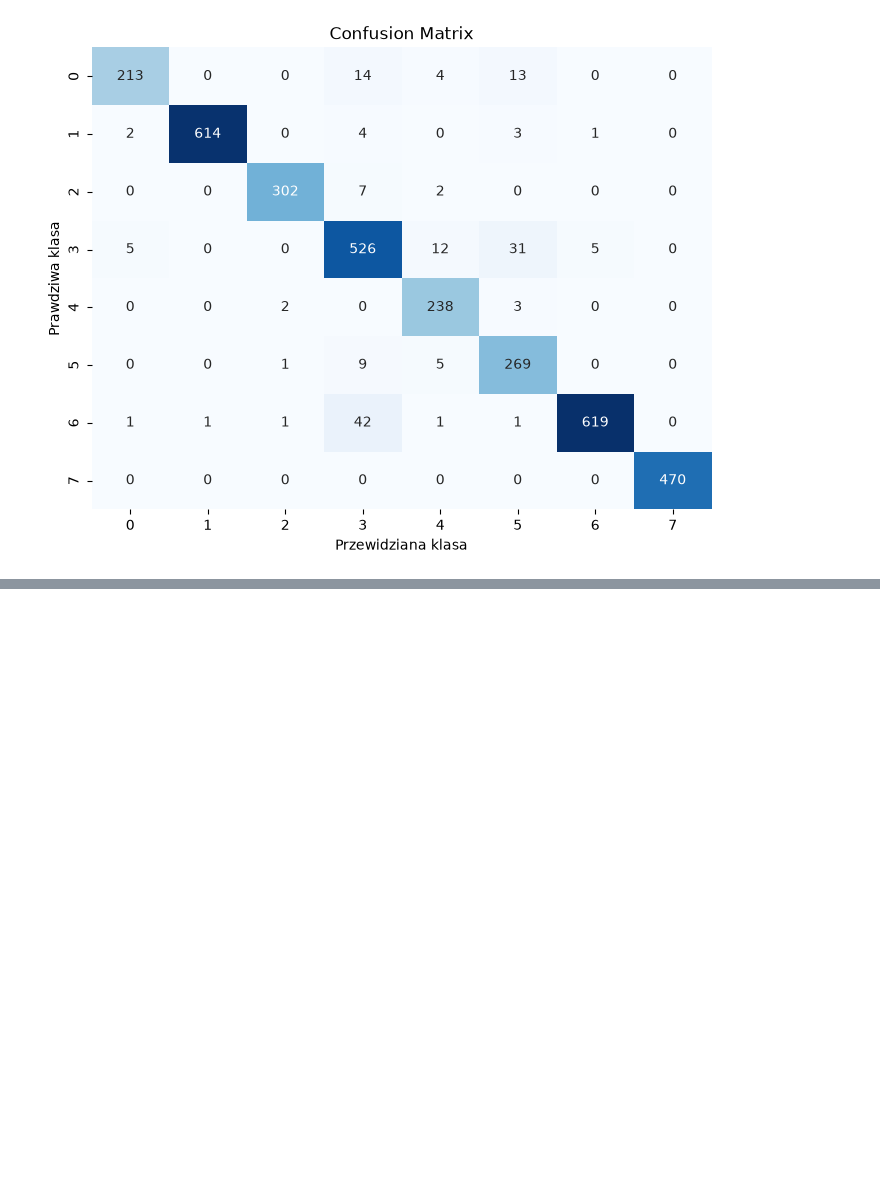
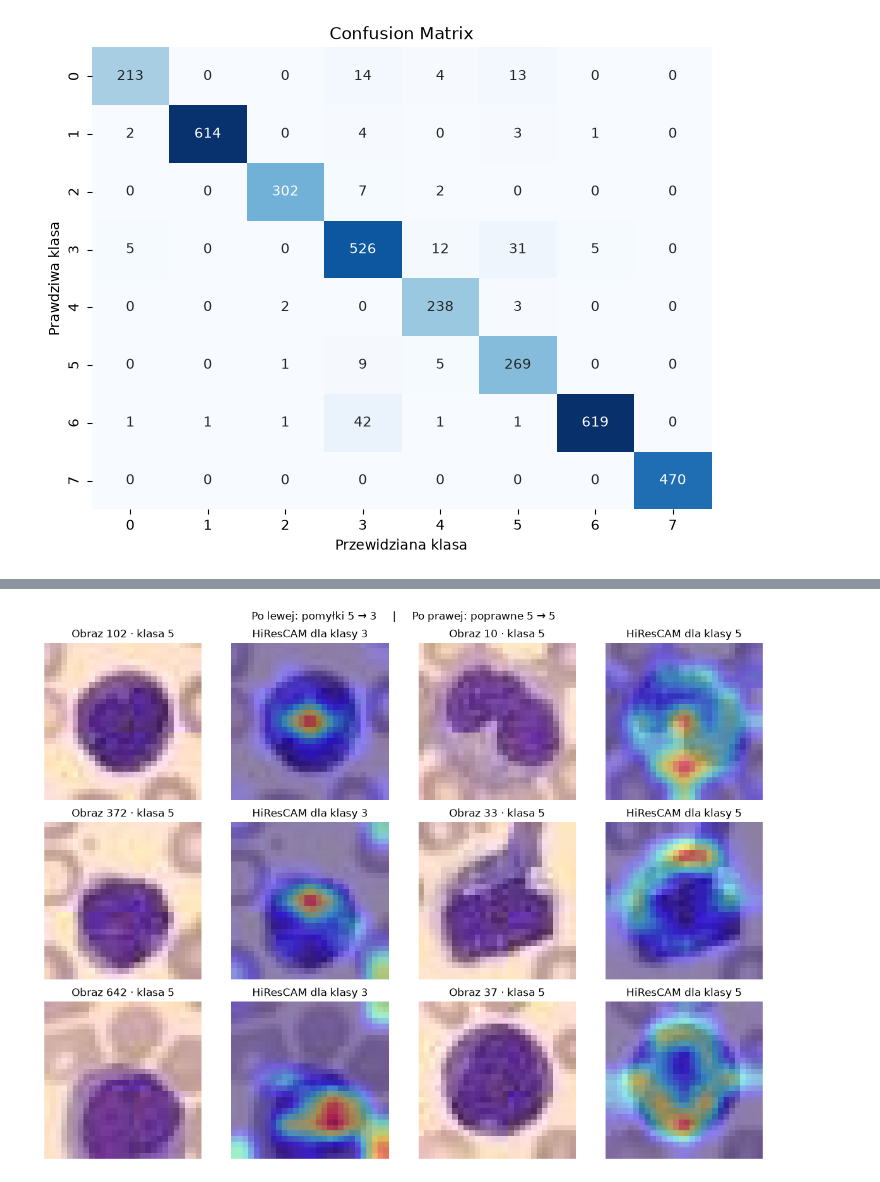
Before and after one commit to juliet2112/Rekrutacja-AI-Med-2026-2027, a Jupyter notebook: Zadanie-2A/Rozwiązanie-2A.ipynb, the cells around one changed output, grey strips where cells are left out. Saved outputs shown, nothing was run; the diff lists cells and outputs as text; code cells hidden in the pictures; blank space fills up the shorter version.

```diff
--- a/Zadanie-2A/Rozwiązanie-2A.ipynb
+++ b/Zadanie-2A/Rozwiązanie-2A.ipynb
@@ -538,0 +525,4 @@ Zapisz kod, wyniki, wykresy i uzasadnienia w tym notatniku. Podaj użyte źród
+# %%
+show_confusion_examples(5, 3, 3)
+# %% [output]
+[figure, added]
```
Also changed, not shown: parts of 41 cells of this notebook, 1 other file.
